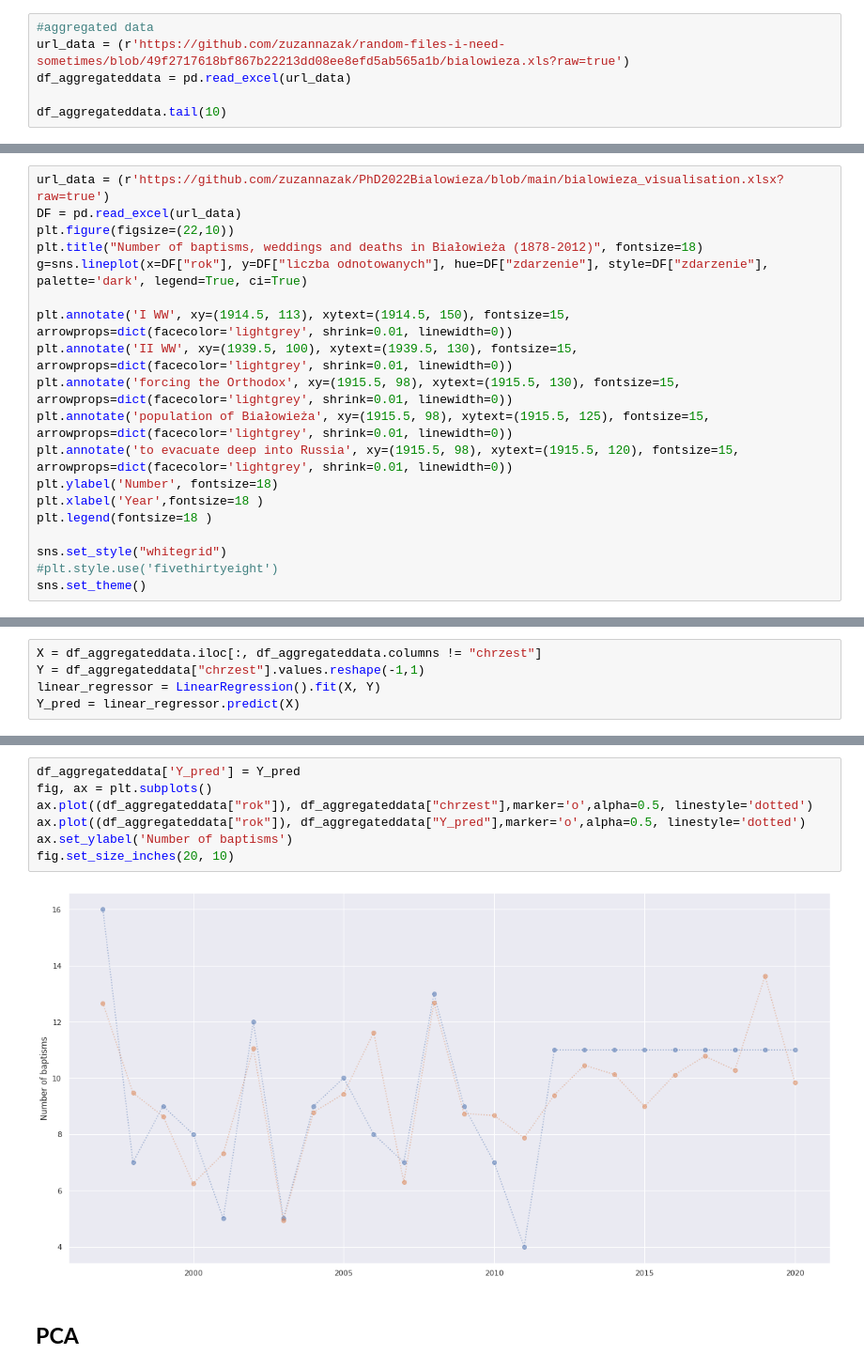
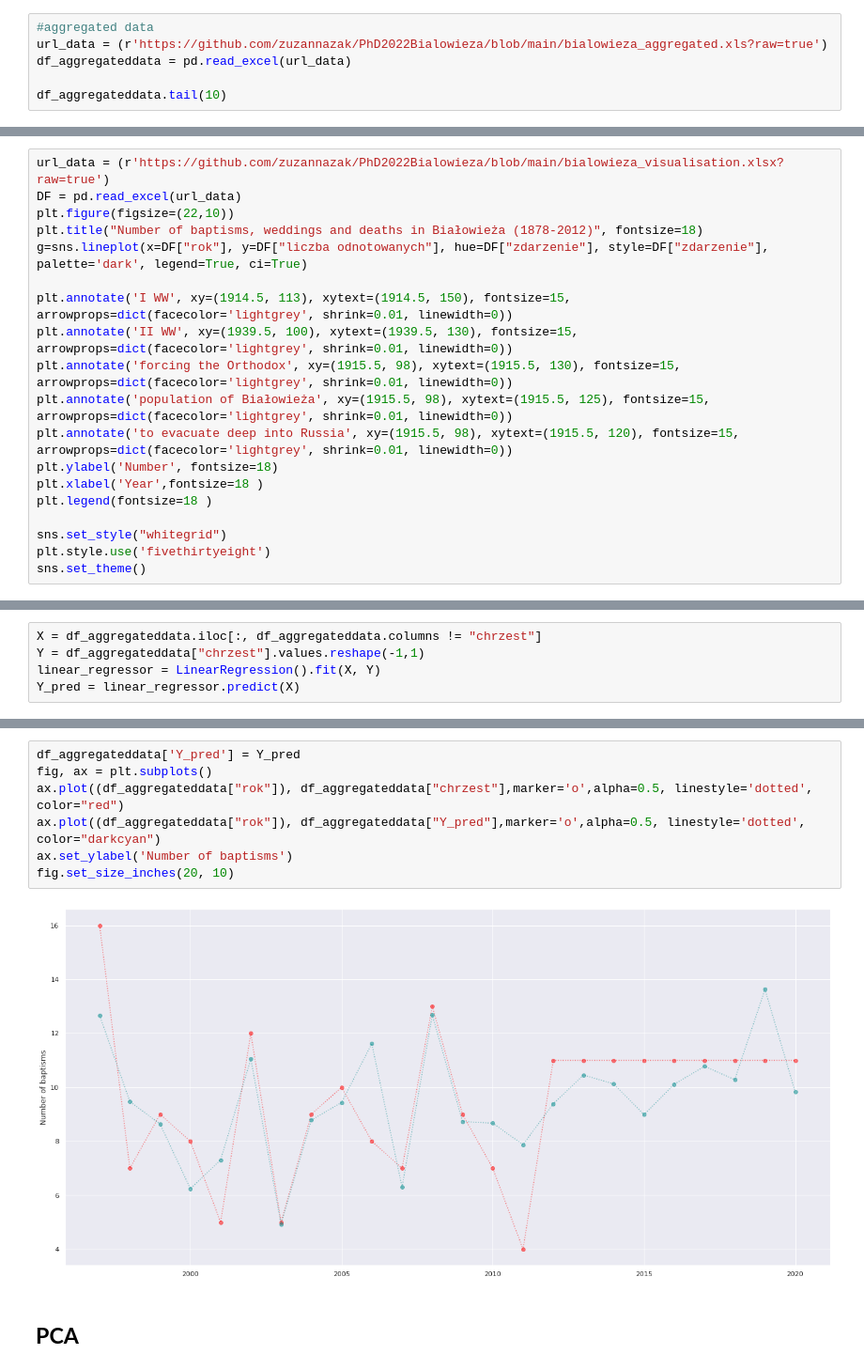
Before and after one commit to zuzannazak/PhD2022Bialowieza, a Jupyter notebook: 💖projekt.ipynb, the cells around one changed output, grey strips where cells are left out. Shown at 94% size. Saved outputs shown, nothing was run; the diff lists cells and outputs as text.

```diff
--- a/💖projekt.ipynb
+++ b/💖projekt.ipynb
@@ -64,7 +70,7 @@ df.head()
 | 4 | 1882 | 86.0 | 17.0 | 52.0 |
 # %%
 #aggregated data
-url_data = (r'https://github.com/zuzannazak/random-files-i-need-sometimes/blob/49f2717618bf867b22213dd08ee8efd5ab565a1b/bialowieza.xls?raw=true')
+url_data = (r'https://github.com/zuzannazak/PhD2022Bialowieza/blob/main/bialowieza_aggregated.xls?raw=true')
 df_aggregateddata = pd.read_excel(url_data)
 
 df_aggregateddata.tail(10)
@@ -116,6 +122,6 @@ plt.xlabel('Year',fontsize=18 )
 plt.legend(fontsize=18 )
 
 sns.set_style("whitegrid")
-#plt.style.use('fivethirtyeight')
+plt.style.use('fivethirtyeight')
 sns.set_theme()
 # %% [output]
@@ -346,12 +365,12 @@ strong multicollinearity or other numerical problems.
 # %%
 df_aggregateddata['Y_pred'] = Y_pred
 fig, ax = plt.subplots()
-ax.plot((df_aggregateddata["rok"]), df_aggregateddata["chrzest"],marker='o',alpha=0.5, linestyle='dotted')
-ax.plot((df_aggregateddata["rok"]), df_aggregateddata["Y_pred"],marker='o',alpha=0.5, linestyle='dotted')
+ax.plot((df_aggregateddata["rok"]), df_aggregateddata["chrzest"],marker='o',alpha=0.5, linestyle='dotted', color="red")
+ax.plot((df_aggregateddata["rok"]), df_aggregateddata["Y_pred"],marker='o',alpha=0.5, linestyle='dotted', color="darkcyan")
 ax.set_ylabel('Number of baptisms')
 fig.set_size_inches(20, 10)
 # %% [output]
-[figure, old version]
+[figure, new version]
 # %% [markdown]
 ## **PCA**
 # %%
```
Also changed, not shown: parts of 40 cells of this notebook.
